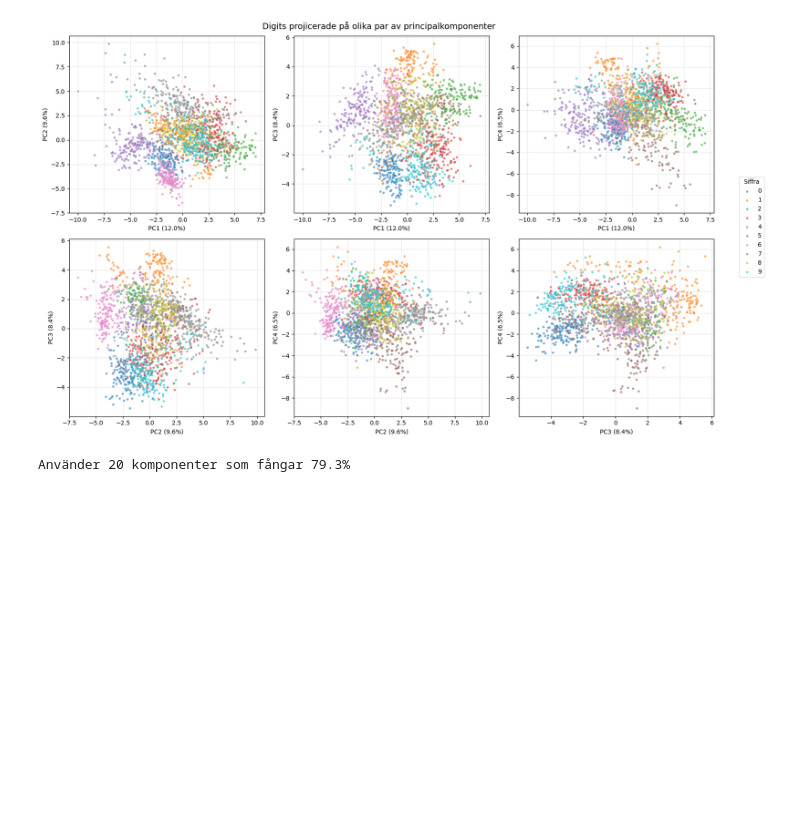
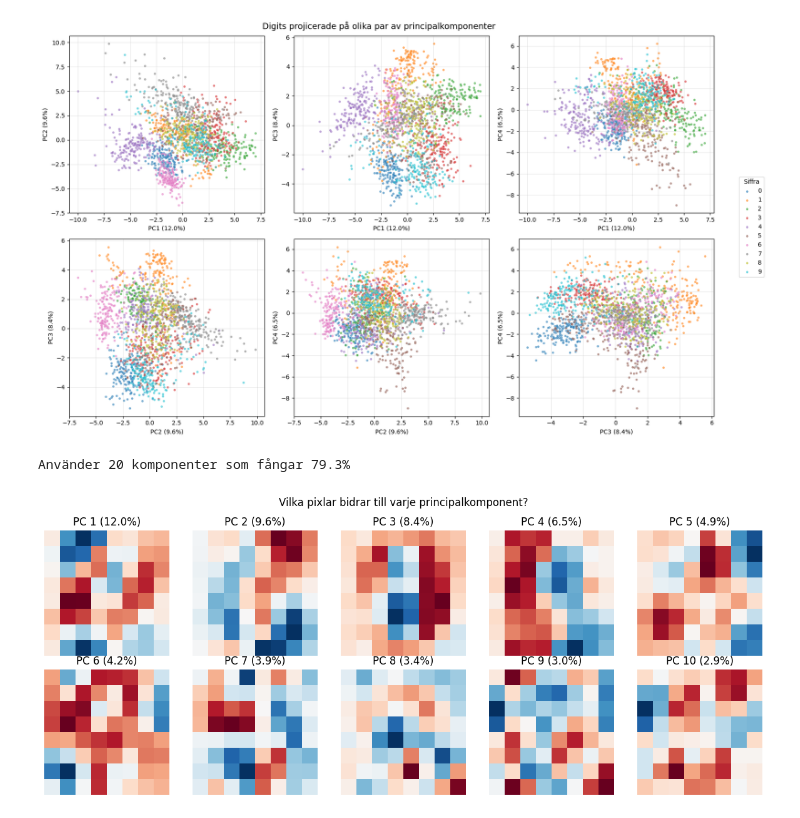
Before and after one commit to emilioano/AppliedAI, a Jupyter notebook: digits_data_reduction/digits.ipynb, the cells around one changed output. Cells and saved outputs as stored; diff of their text form; code cells hidden in the pictures; blank space fills up the shorter version.

```diff
--- a/digits_data_reduction/digits.ipynb
+++ b/digits_data_reduction/digits.ipynb
@@ -319,3 +319,16 @@ fig.update_layout(width=900, height=700)
 fig.show(renderer="browser")
 # %% [output]
 Använder 20 komponenter som fångar 79.3%
+# %%
+# Visualisering av principalkomponenterna som 8×8-bilder, svarar på vilka pixlar är viktigast för varje komponent.
+fig, axes = plt.subplots(2, 5, figsize=(12, 5))
+for i, ax in enumerate(axes.flat):
+    component_image = eigenvectors[:, i].reshape(8, 8)
+    ax.imshow(component_image, cmap='RdBu_r')
+    ax.set_title(f'PC {i+1} ({variance_ratio[i]:.1%})')
+    ax.axis('off')
+plt.suptitle('Vilka pixlar bidrar till varje principalkomponent?')
+plt.tight_layout()
+plt.show()
+# %% [output]
+[figure, added]
```
Also changed, not shown: parts of 1 cell of this notebook, 1 other file.
